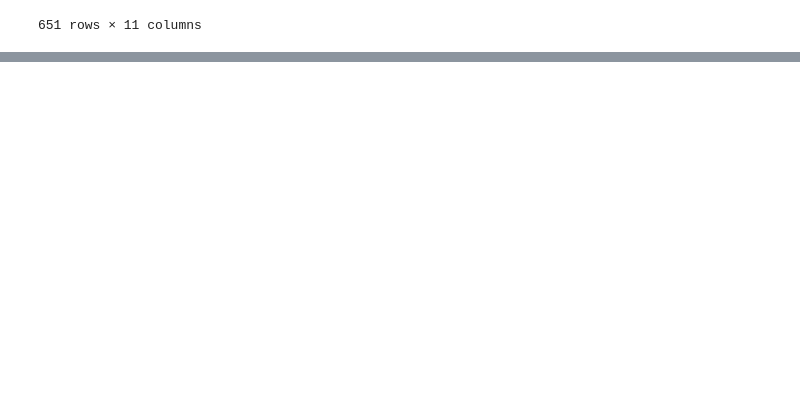
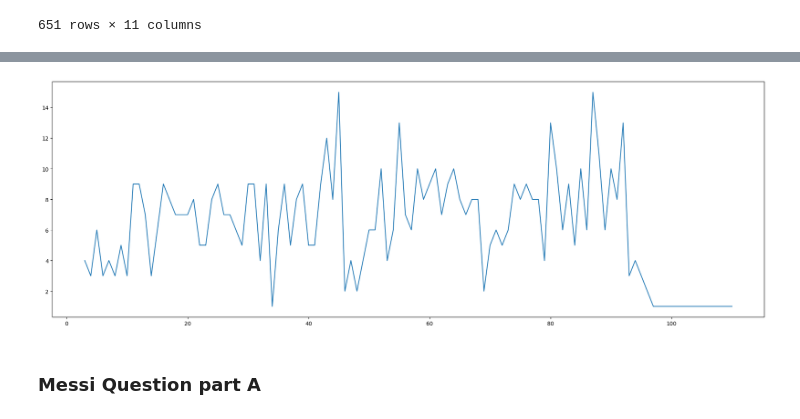
Before and after one commit to FahimeMirveisi/PyLearn7_MachineLearning_Projects, a Jupyter notebook: Assignment40/messi_goals.ipynb, the cells around one changed output, grey strips where cells are left out. Saved outputs shown, nothing was run; the diff lists cells and outputs as text; code cells hidden in the pictures; blank space fills up the shorter version.

```diff
--- a/Assignment40/messi_goals.ipynb
+++ b/Assignment40/messi_goals.ipynb
@@ -21,0 +69,7 @@ data
+# %%
+data["Minute"] = data["Minute"].apply(eval)
+data["Minute"] = data["Minute"].astype(int)
+# %%
+df = data['Minute'].value_counts().rename_axis('Minute').to_frame('count').reset_index()\
+    .sort_values(by=["Minute"], ascending=True)
+df
@@ -21,0 +90,8 @@ data
+# %%
+plt.figure(figsize=(24,8))
+plt.plot(df["Minute"], df["count"])
+plt.show()
+# %% [output]
+[figure, added]
+# %% [markdown]
+### Messi Question part A
```
Also changed, not shown: parts of 19 cells of this notebook.
